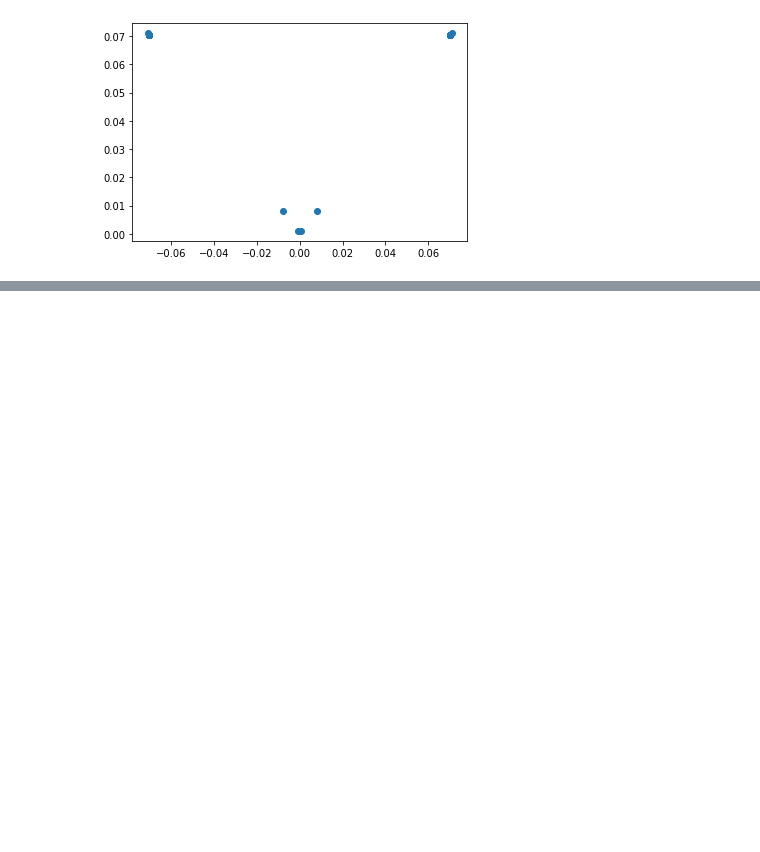
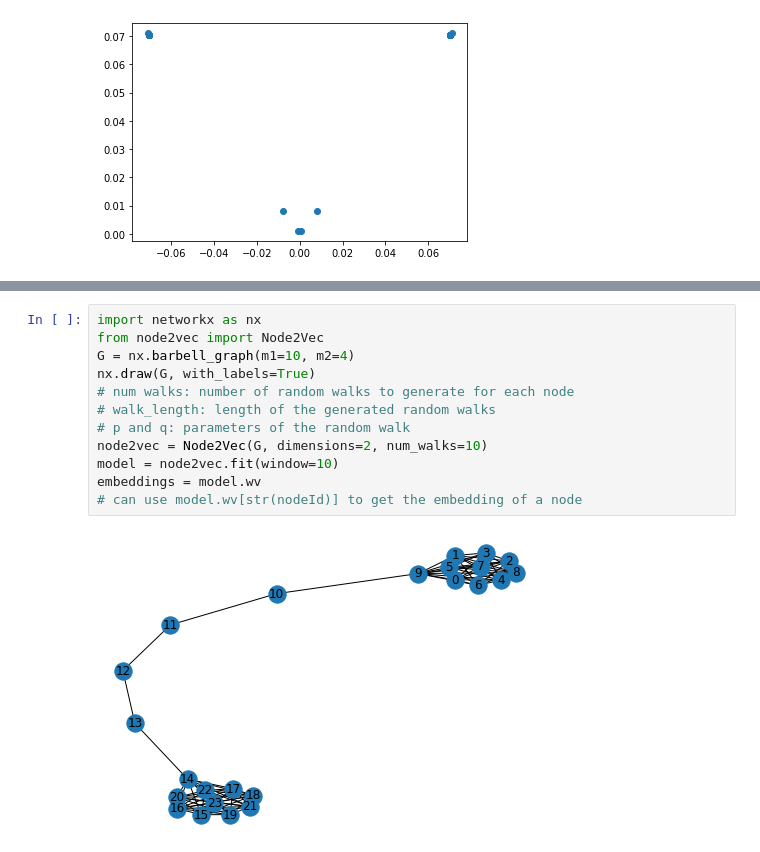
Before and after one commit to StevenVuong/Graph-Learning, a Jupyter notebook: GraphMLBook/3a_unsupervised_graph_learning.ipynb, the cells around one changed output, grey strips where cells are left out. Saved outputs shown, nothing was run; the diff lists cells and outputs as text; blank space fills up the shorter version.

```diff
--- a/GraphMLBook/3a_unsupervised_graph_learning.ipynb
+++ b/GraphMLBook/3a_unsupervised_graph_learning.ipynb
@@ -89,0 +171,14 @@ $Y_s^k \isin \Re$<sup>$|V|\times|V|$</sup> and $Y_t^k \isin \Re$<sup>$|V|\times|
+# %%
+import networkx as nx
+from node2vec import Node2Vec
+G = nx.barbell_graph(m1=10, m2=4)
+nx.draw(G, with_labels=True)
+# num walks: number of random walks to generate for each node
+# walk_length: length of the generated random walks
+# p and q: parameters of the random walk
+node2vec = Node2Vec(G, dimensions=2, num_walks=10)
+model = node2vec.fit(window=10)
+embeddings = model.wv
+# can use model.wv[str(nodeId)] to get the embedding of a node
+# %% [output]
+[figure, added]
```
Also changed, not shown: parts of 14 cells of this notebook.
